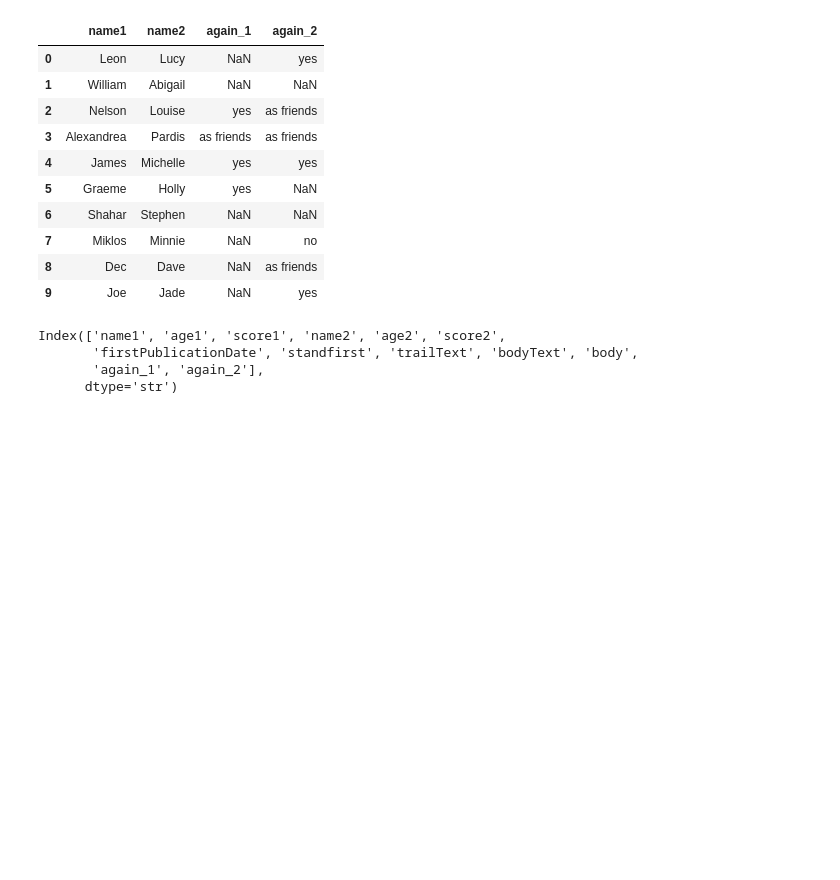
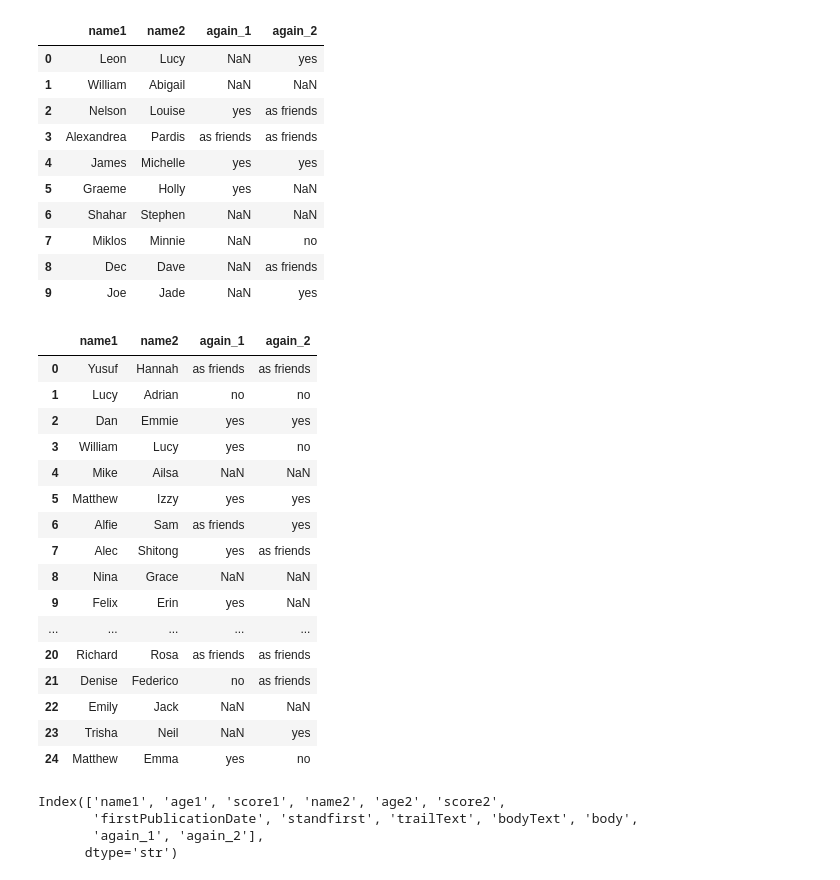
Before and after one commit to ka2931/2026-Image-and-Sound, a Jupyter notebook: lessons/05_lecture/text.ipynb, the cells around one changed output. Saved outputs shown, nothing was run; the diff lists cells and outputs as text; code cells hidden in the pictures; blank space fills up the shorter version.

```diff
--- a/lessons/05_lecture/text.ipynb
+++ b/lessons/05_lecture/text.ipynb
@@ -1105,6 +1105,34 @@ Name: count, dtype: int64
 | 7 | Miklos | Minnie | NaN | no |
 | 8 | Dec | Dave | NaN | as friends |
 | 9 | Joe | Jade | NaN | yes |
+# %%
+tiny = pd.DataFrame(
+    [
+        (name1, name2, answers[0], answers[1])
+        for (name1, name2), answers in hand_again.items()
+    ],
+    columns=["name1", "name2", "again_1", "again_2"],
+).sample(n=25, random_state=7).reset_index(drop=True)
+
+tiny
+# %% [output]
+|  | name1 | name2 | again_1 | again_2 |
+| 0 | Yusuf | Hannah | as friends | as friends |
+| 1 | Lucy | Adrian | no | no |
+| 2 | Dan | Emmie | yes | yes |
+| 3 | William | Lucy | yes | no |
+| 4 | Mike | Ailsa | NaN | NaN |
+| 5 | Matthew | Izzy | yes | yes |
+| 6 | Alfie | Sam | as friends | yes |
+| 7 | Alec | Shitong | yes | as friends |
+| 8 | Nina | Grace | NaN | NaN |
+| 9 | Felix | Erin | yes | NaN |
+| ... | ... | ... | ... | ... |
+| 20 | Richard | Rosa | as friends | as friends |
+| 21 | Denise | Federico | no | as friends |
+| 22 | Emily | Jack | NaN | NaN |
+| 23 | Trisha | Neil | NaN | yes |
+| 24 | Matthew | Emma | yes | no |
 # %%
 dates.columns
 # %% [output]
```
